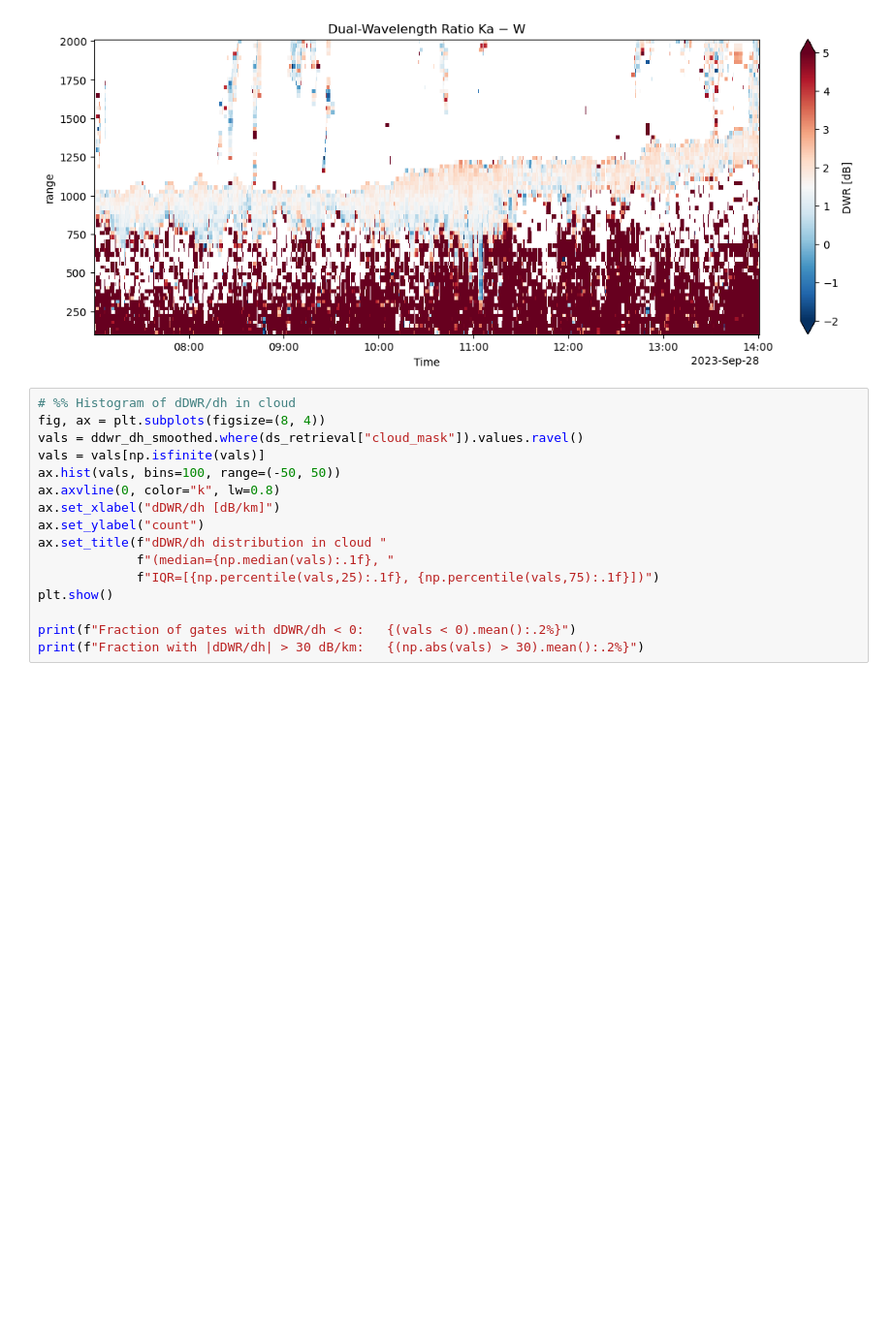
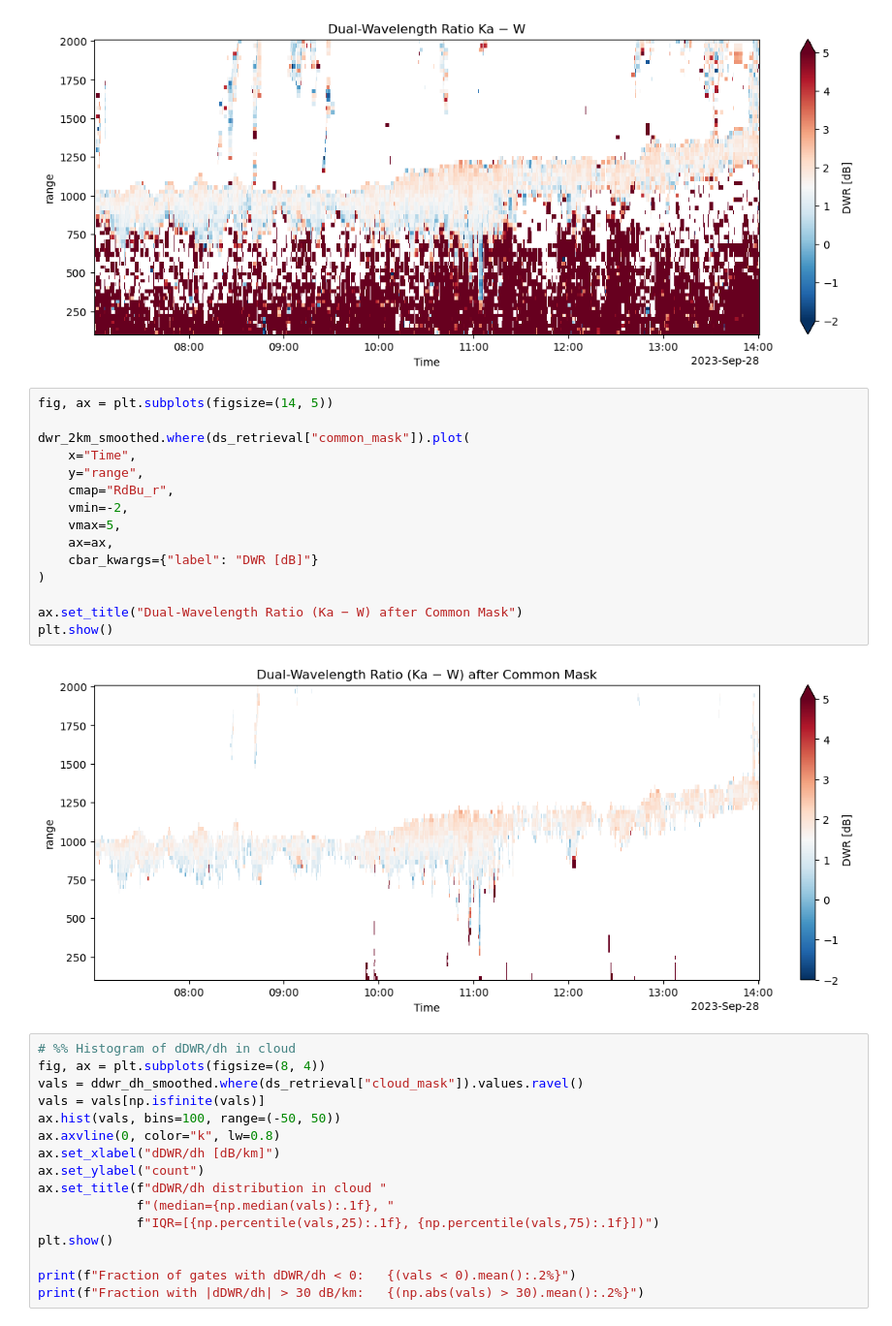
Before and after one commit to geronbreuergb-tech/dual_freq_radar_lwc, a Jupyter notebook: notebooks/04_lwc_retrieval_zhu common_alpha_kappa.ipynb, the cells around one changed output. Shown at 97% size. Cells and saved outputs as stored; diff of their text form; blank space fills up the shorter version.

```diff
--- a/notebooks/04_lwc_retrieval_zhu common_alpha_kappa.ipynb
+++ b/notebooks/04_lwc_retrieval_zhu common_alpha_kappa.ipynb
@@ -209,6 +209,23 @@ ax.set_title("Dual-Wavelength Ratio Ka − W")
 plt.show()
 # %% [output]
 [figure]
+# %%
+fig, ax = plt.subplots(figsize=(14, 5))
+
+dwr_2km_smoothed.where(ds_retrieval["common_mask"]).plot(
+    x="Time",
+    y="range",
+    cmap="RdBu_r",
+    vmin=-2,
+    vmax=5,
+    ax=ax,
+    cbar_kwargs={"label": "DWR [dB]"}
+)
+
+ax.set_title("Dual-Wavelength Ratio (Ka − W) after Common Mask")
+plt.show()
+# %% [output]
+[figure, added]
 # %%
 # %% Histogram of dDWR/dh in cloud
 fig, ax = plt.subplots(figsize=(8, 4))
```
Also changed, not shown: parts of 50 cells of this notebook, 5 other files.
